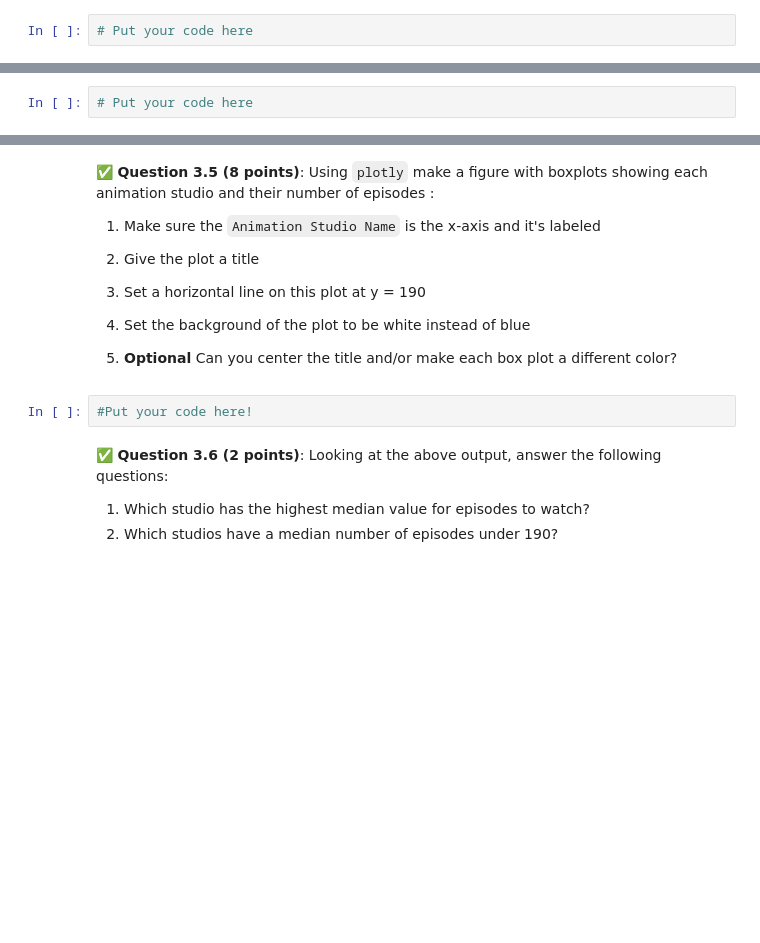
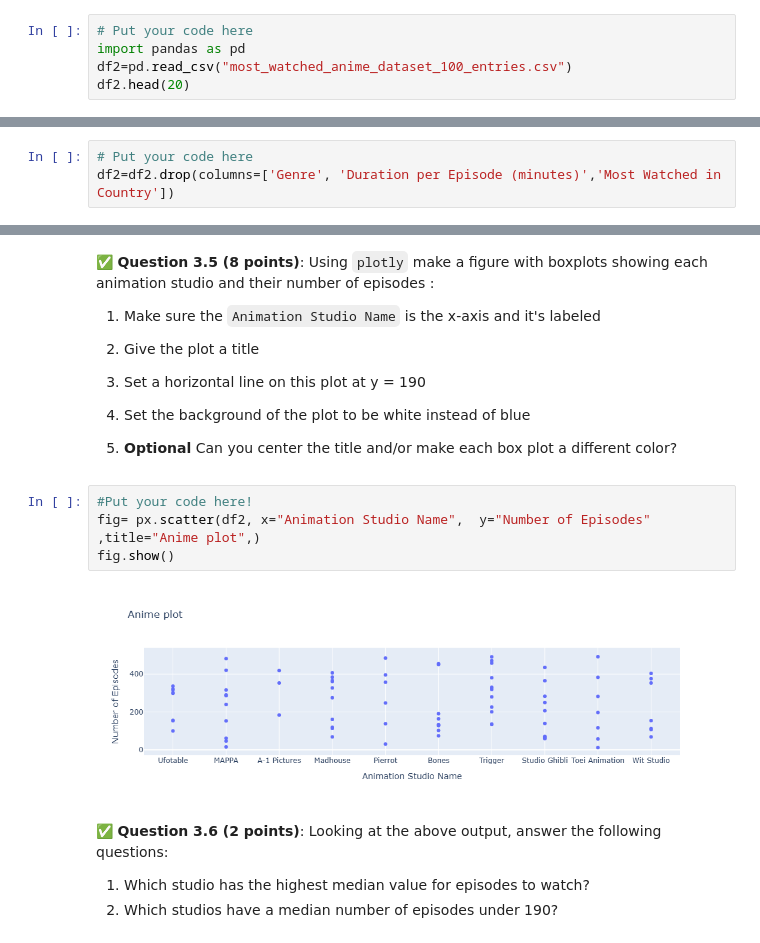
Before and after one commit to ChinmayNC/CMSE202-s25-turnin, a Jupyter notebook: exams /midterm/CMSE202-Midterm-Section002-STUDENT.ipynb, the cells around one changed output, grey strips where cells are left out. Saved outputs shown, nothing was run; the diff lists cells and outputs as text; blank space fills up the shorter version.

```diff
--- a/exams /midterm/CMSE202-Midterm-Section002-STUDENT.ipynb
+++ b/exams /midterm/CMSE202-Midterm-Section002-STUDENT.ipynb
@@ -240,3 +245,6 @@ The link to the full dataset is [here](https://www.kaggle.com/datasets/samikshad
 &#9989; **Question 3.1.2 (2 points)**: Now **read in the dataset** and then display the first 20 rows of the data using **Pandas**.
 # %%
 # Put your code here
+import pandas as pd
+df2=pd.read_csv("most_watched_anime_dataset_100_entries.csv")
+df2.head(20)
@@ -246,6 +272,7 @@ This dataset contains more information that we care about at the moment.
 &#9989; **Question 3.2 (3 pts)**: Remove/Drop the columns ''Genre, Duration per Episode (minutes), Most Watched in Country''
 # %%
 # Put your code here
+df2=df2.drop(columns=['Genre', 'Duration per Episode (minutes)','Most Watched in Country'])
 # %% [markdown]
 &#9989; **Question 3.3 (5 points)**: Use built-in Pandas functions to get a quick statistical summary of your data (e.g. the mean, standard deviation, min, max, etc) **divided by Animation studio name .**
 # %%
@@ -277,6 +333,10 @@ This dataset contains more information that we care about at the moment.
 5. **Optional** Can you center the title and/or make each box plot a different color?
 # %%
 #Put your code here!
+fig= px.scatter(df2, x="Animation Studio Name",  y="Number of Episodes" ,title="Anime plot",)
+fig.show()
+# %% [output]
+[figure, added]
 # %% [markdown]
 &#9989; **Question 3.6 (2 points)**: Looking at the above output, answer the following questions:
 
```
Also changed, not shown: parts of 12 cells of this notebook, 1 other file.
